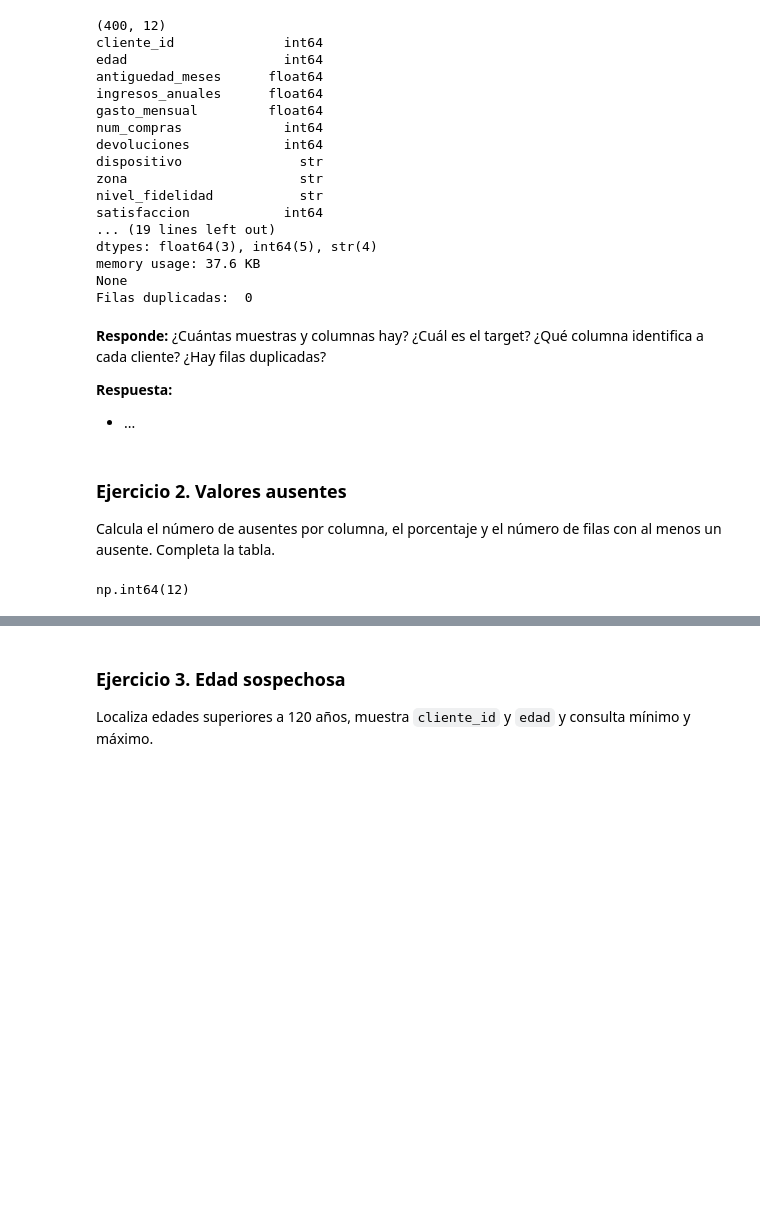
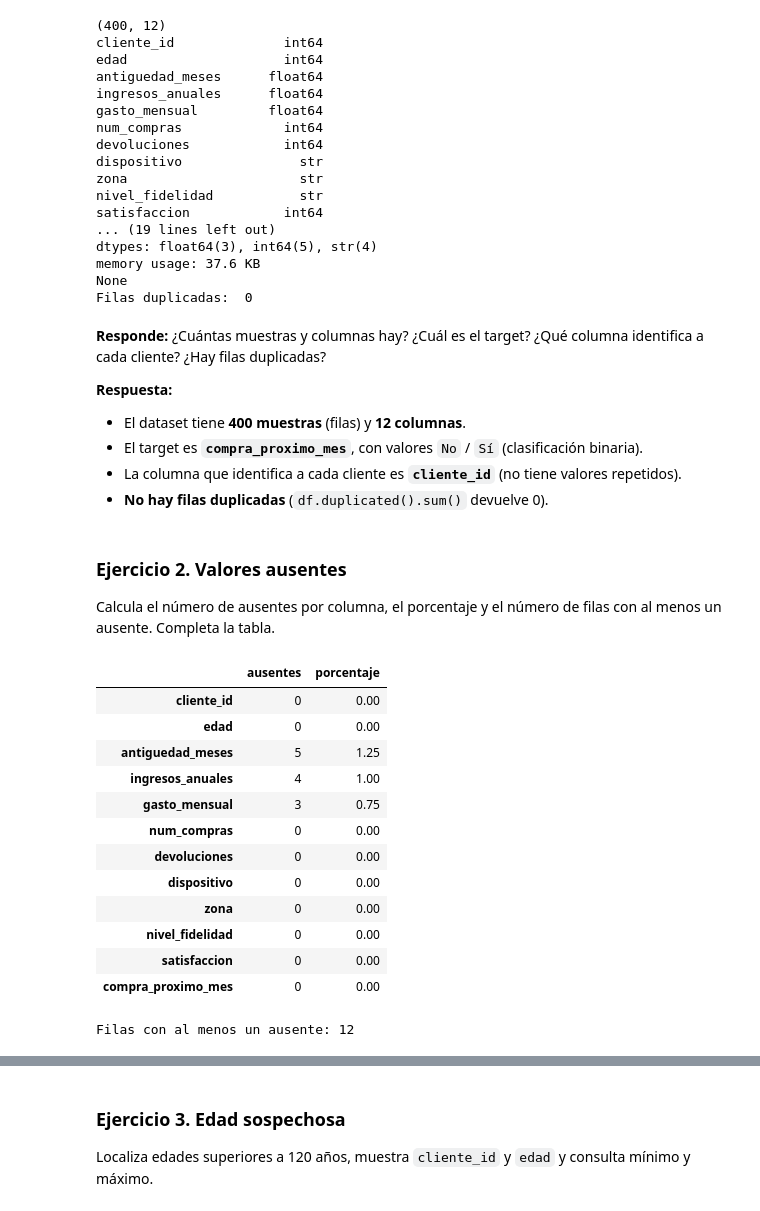
Before and after one commit to mmartinezvaras/s_aprendizaje, a Jupyter notebook: Notebooks S.aprendizaje/UD2/Practica_06.ipynb, the cells around one changed output, grey strips where cells are left out. Saved outputs shown, nothing was run; the diff lists cells and outputs as text; code cells hidden in the pictures; blank space fills up the shorter version.

```diff
--- a/Notebooks S.aprendizaje/UD2/Practica_06.ipynb
+++ b/Notebooks S.aprendizaje/UD2/Practica_06.ipynb
@@ -89,22 +77,38 @@ Filas duplicadas:  0
 
 **Respuesta:**
 
-- ...
+- El dataset tiene **400 muestras** (filas) y **12 columnas**.
+- El target es **`compra_proximo_mes`**, con valores `No` / `Sí` (clasificación binaria).
+- La columna que identifica a cada cliente es **`cliente_id`** (no tiene valores repetidos).
+- **No hay filas duplicadas** (`df.duplicated().sum()` devuelve 0).
 # %% [markdown]
 ### Ejercicio 2. Valores ausentes
 Calcula el número de ausentes por columna, el porcentaje y el número de filas con al menos un ausente. Completa la tabla.
 # %%
 # TODO: ausentes por columna
 ausentes = df.isna().sum()
-ausentes
 # TODO: porcentaje de ausentes por columna
 porcentaje = df.isna().mean().mul(100)
-porcentaje
 # TODO: filas con algún valor ausente
 filas_incompletas = df.isna().any(axis=1).sum()
-filas_incompletas
+
+display(pd.DataFrame({"ausentes": ausentes, "porcentaje": porcentaje.round(2)}))
+print("Filas con al menos un ausente:", filas_incompletas)
 # %% [output]
+|  | ausentes | porcentaje |
+| cliente_id | 0 | 0.00 |
+| edad | 0 | 0.00 |
+| antiguedad_meses | 5 | 1.25 |
+| ingresos_anuales | 4 | 1.00 |
+| gasto_mensual | 3 | 0.75 |
+| num_compras | 0 | 0.00 |
+| devoluciones | 0 | 0.00 |
+| dispositivo | 0 | 0.00 |
+| zona | 0 | 0.00 |
+| nivel_fidelidad | 0 | 0.00 |
+| satisfaccion | 0 | 0.00 |
+| compra_proximo_mes | 0 | 0.00 |
-np.int64(12)
+Filas con al menos un ausente: 12
 # %% [markdown]
 | Variable | Nº ausentes | Porcentaje |
 |---|---:|---:|
```
Also changed, not shown: parts of 17 cells of this notebook, 13 other files.
